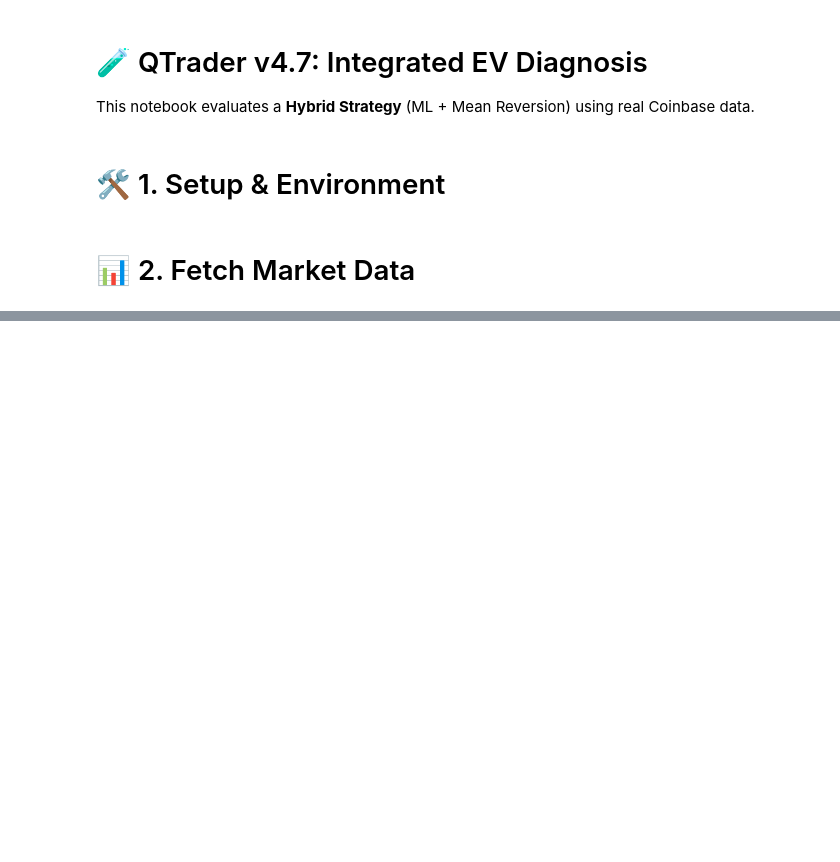
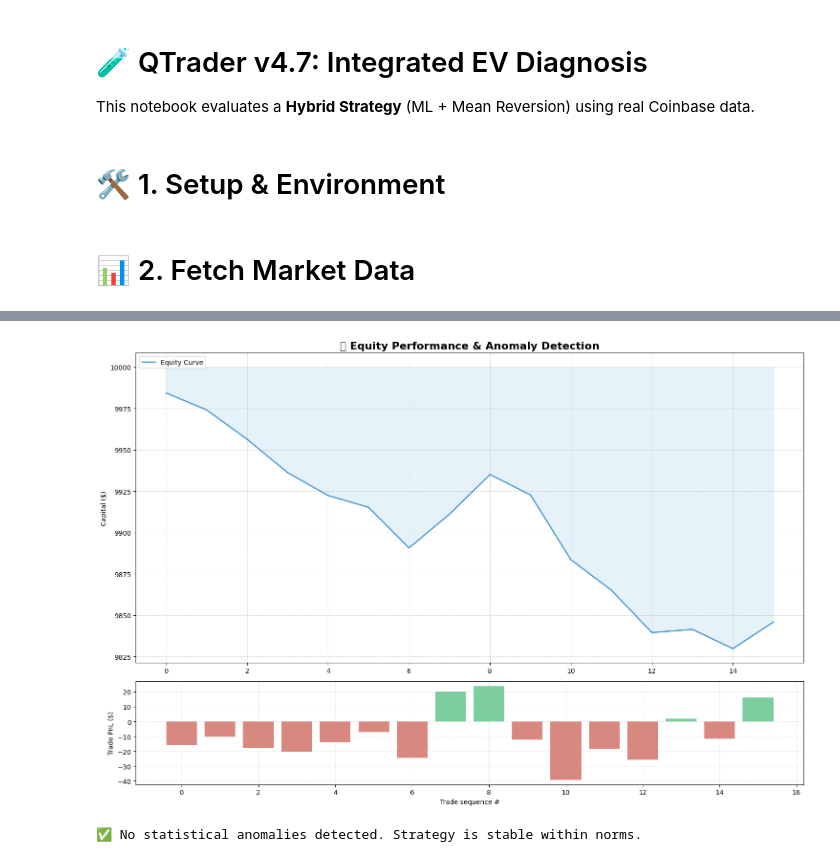
Before and after one commit to namhoangdev31/qtrader, a Jupyter notebook: notebooks/trader/05_EV_Diagnosis.ipynb, the cells around one changed output, grey strips where cells are left out. Drawn from its saved outputs; the diff is of its cells as text; code cells hidden in the pictures; blank space fills up the shorter version.

```diff
--- a/notebooks/trader/05_EV_Diagnosis.ipynb
+++ b/notebooks/trader/05_EV_Diagnosis.ipynb
@@ -147,0 +33,14 @@ Simulation complete. 760 trades executed.
+# %%
+client = CoinbaseMarketDataClient()
+end = datetime.now()
+start = end - timedelta(days=40)
+
+print(f"📡 Fetching REAL {SYMBOL} data (20 days) from Coinbase...")
+df_eth = client.get_candles(SYMBOL, "FIVE_MINUTE", start, end).to_pandas()
+df_btc = client.get_candles("BTC-USD", "FIVE_MINUTE", start, end).to_pandas()
+
+if df_eth.empty or df_btc.empty: raise ValueError("Data fetch failed. Authentication or Connection Error.")
+
+df_btc = df_btc[["timestamp", "close"]].rename(columns={"close": "btc_close"})
+df = df_eth.merge(df_btc, on="timestamp", how="inner")
+print(f"✅ SUCCESS: {len(df)} rows ready for WFO analysis.")
@@ -216,0 +322,61 @@ Chiến thuật đã được nâng cấp thành **Hệ thống Ensemble (Hợp
+# %%
+import matplotlib.pyplot as plt
+import numpy as np
+
+# 📈 EQUITY ANOMALY DETECTION REPORT
+def plot_equity_anomalies(trades, initial_capital=10000.0):
+    if not trades:
+        print("No trades to analyze.")
+        return
+
+    pnls = [t.pnl for t in trades]
+    equity_curve = initial_capital + np.cumsum(pnls)
+
+    # 1. Z-Score Anomaly Detection (Statistical Outliers)
+    mean_pnl = np.mean(pnls)
+    std_pnl = np.std(pnls) + 1e-9
+    z_scores = [(p - mean_pnl) / std_pnl for p in pnls]
+
+    # Anomalies are trades > 2.5 Sigma
+    anomalies_idx = [i for i, z in enumerate(z_scores) if abs(z) > 2.5]
+
+    # 2. Visualization
+    fig, (ax1, ax2) = plt.subplots(2, 1, figsize=(15, 10), gridspec_kw={"height_ratios": [3, 1]})
+
+    # Plot Equity Curve
+    ax1.plot(equity_curve, label="Equity Curve", color="#2E86C1", linewidth=2, alpha=0.8)
+    ax1.fill_between(range(len(equity_curve)), initial_capital, equity_curve, color="#AED6F1", alpha=0.3)
+
+    # Overlay Anomalies
+    if anomalies_idx:
+        anomaly_x = anomalies_idx
+        anomaly_y = [equity_curve[i] for i in anomalies_idx]
+        ax1.scatter(anomaly_x, anomaly_y, color="#E74C3C", s=100, label="Anomalous Trades (>2.5σ)", zorder=5, marker="x")
+
+    ax1.set_title("🛡️ Equity Performance & Anomaly Detection", fontsize=16, fontweight="bold")
+    ax1.set_ylabel("Capital ($)")
+    ax1.legend(loc="upper left")
+    ax1.grid(True, linestyle="--", alpha=0.5)
+
+    # Plot PnL Variance (Rolling Vol)
+    colors = ["#27AE60" if p > 0 else "#C0392B" for p in pnls]
+    ax2.bar(range(len(pnls)), pnls, color=colors, alpha=0.6)
+    ax2.set_ylabel("Trade PnL ($)")
+    ax2.set_xlabel("Trade sequence #")
+    ax2.grid(True, linestyle="--", alpha=0.3)
+
+    plt.tight_layout()
+    plt.show()
+
+    if anomalies_idx:
+        print(f"⚠️ Found {len(anomalies_idx)} anomalous trades outside 2.5 Sigma range!")
+        print("Top Anomalies:")
+        for idx in anomalies_idx[:5]:
+            print(f"  Trade #{idx}: PnL = {pnls[idx]:.2f} (Z-Score: {z_scores[idx]:.2f})")
+    else:
+        print("✅ No statistical anomalies detected. Strategy is stable within norms.")
+
+plot_equity_anomalies(final_trades)
+# %% [output]
+[figure, added]
+✅ No statistical anomalies detected. Strategy is stable within norms.
```
Also changed, not shown: parts of 11 cells of this notebook, 1 other file.
